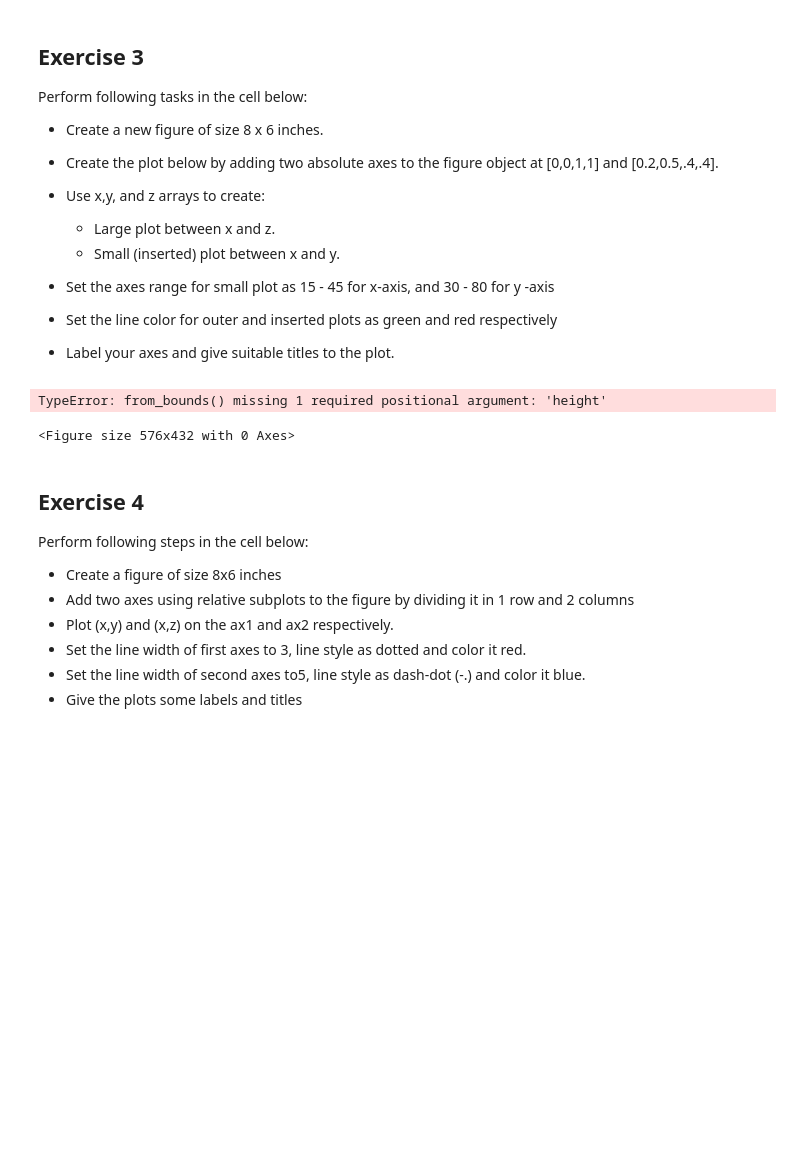
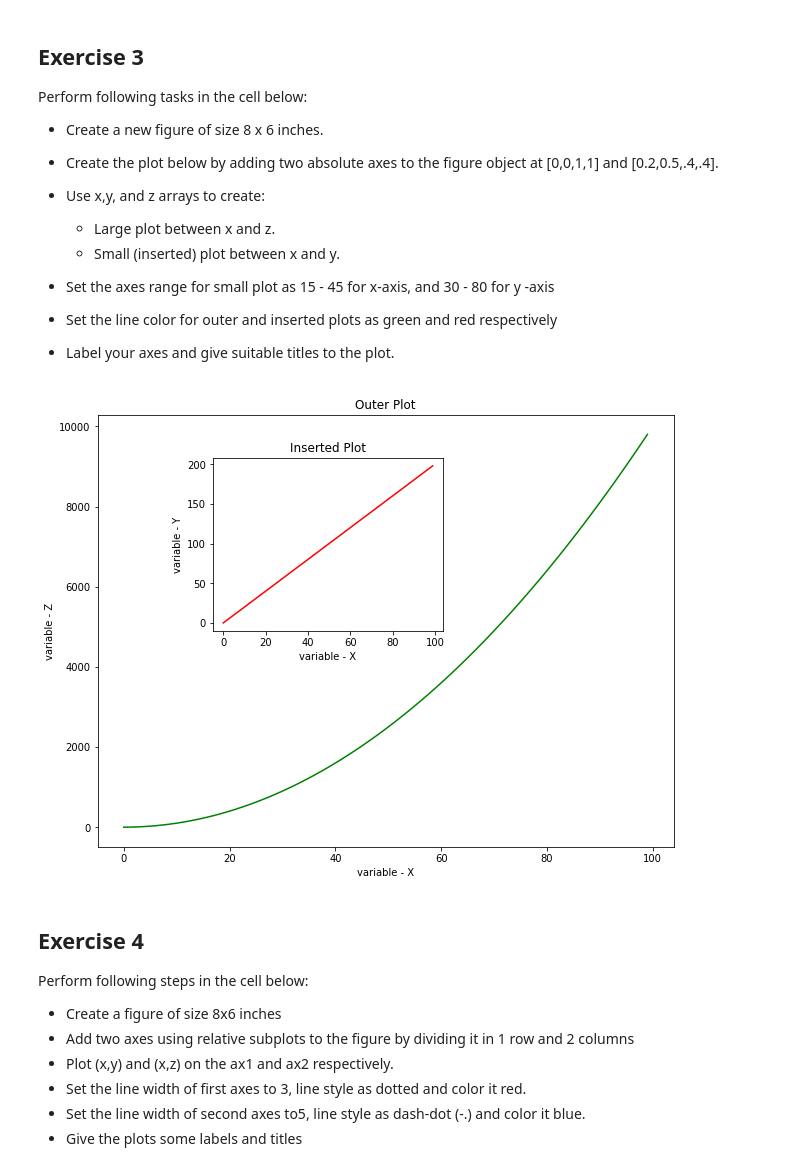
Before and after one commit to steeznation16/dsc-1-03-13-customizing-visualizations-with-matplotlib-lab-online-ds-ft-100118, a Jupyter notebook: index.ipynb, the cells around one changed output. Saved outputs shown, nothing was run; the diff lists cells and outputs as text; code cells hidden in the pictures; blank space fills up the shorter version.

```diff
--- a/index.ipynb
+++ b/index.ipynb
@@ -117,23 +117,22 @@ Perform following tasks in the cell below:
 # %%
 new_figure = plt.figure(figsize = (8,6))
 
-ax1 = new_figure.add_axes([0,0,1])
+ax1 = new_figure.add_axes([0,0,1,1])
 ax2 = new_figure.add_axes([0.2,0.5,.4,.4])
 
 ax1.plot(x,z, color = 'green')
 ax1.set_xlabel('variable - X')
 ax1.set_ylabel('variable - Z')
 ax1.set_title('Outer Plot')
 
 ax2.plot(x,y, color = 'red')
 ax2.set_xlabel('variable - X')
 ax2.set_ylabel('variable - Y')
 ax2.set_title('Inserted Plot')
 
 plt.show()
 # %% [output]
-TypeError: from_bounds() missing 1 required positional argument: 'height'
-<Figure size 576x432 with 0 Axes>
+[figure, added]
 # %% [markdown]
 ## Exercise 4
 
```
